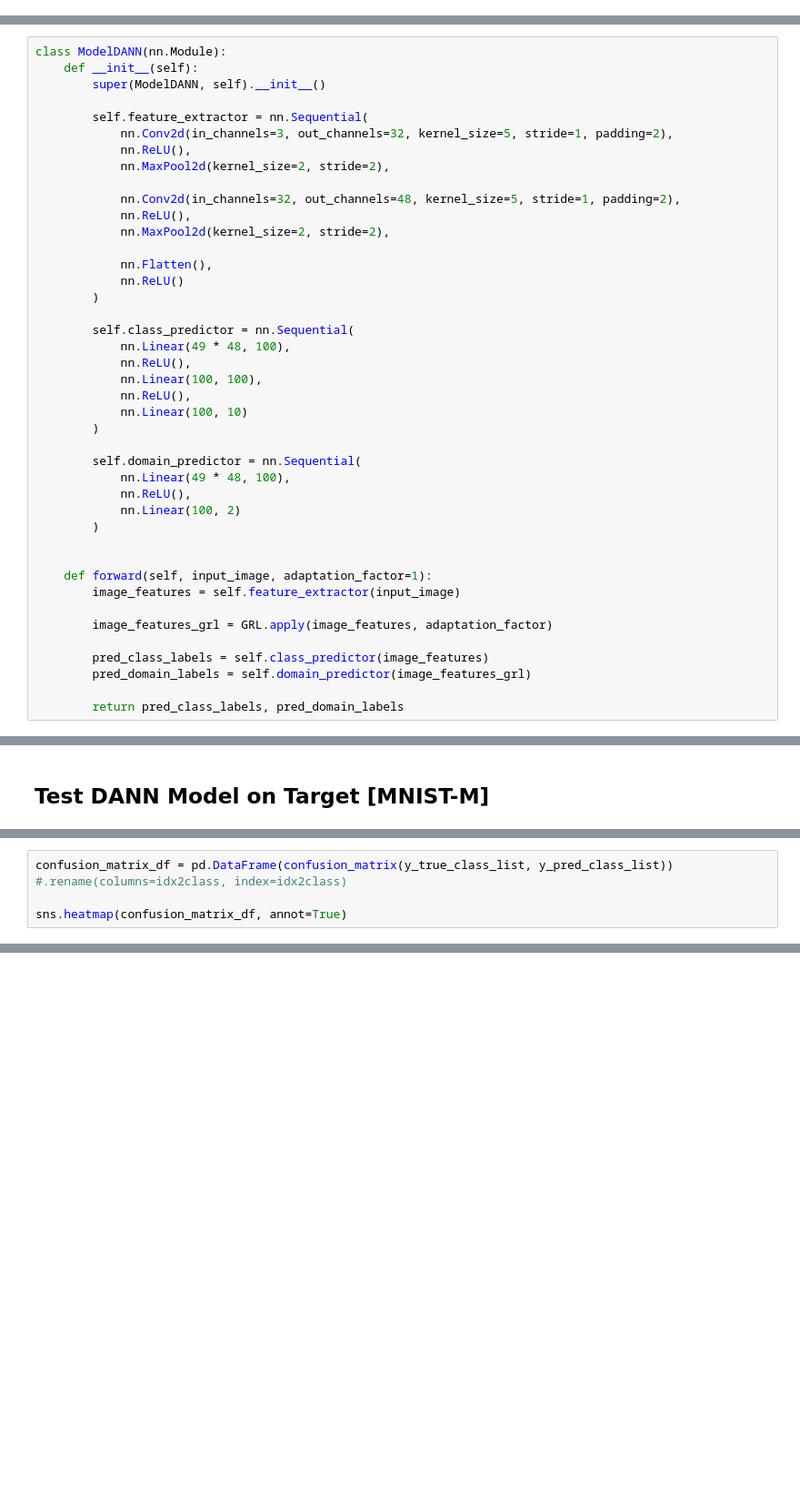
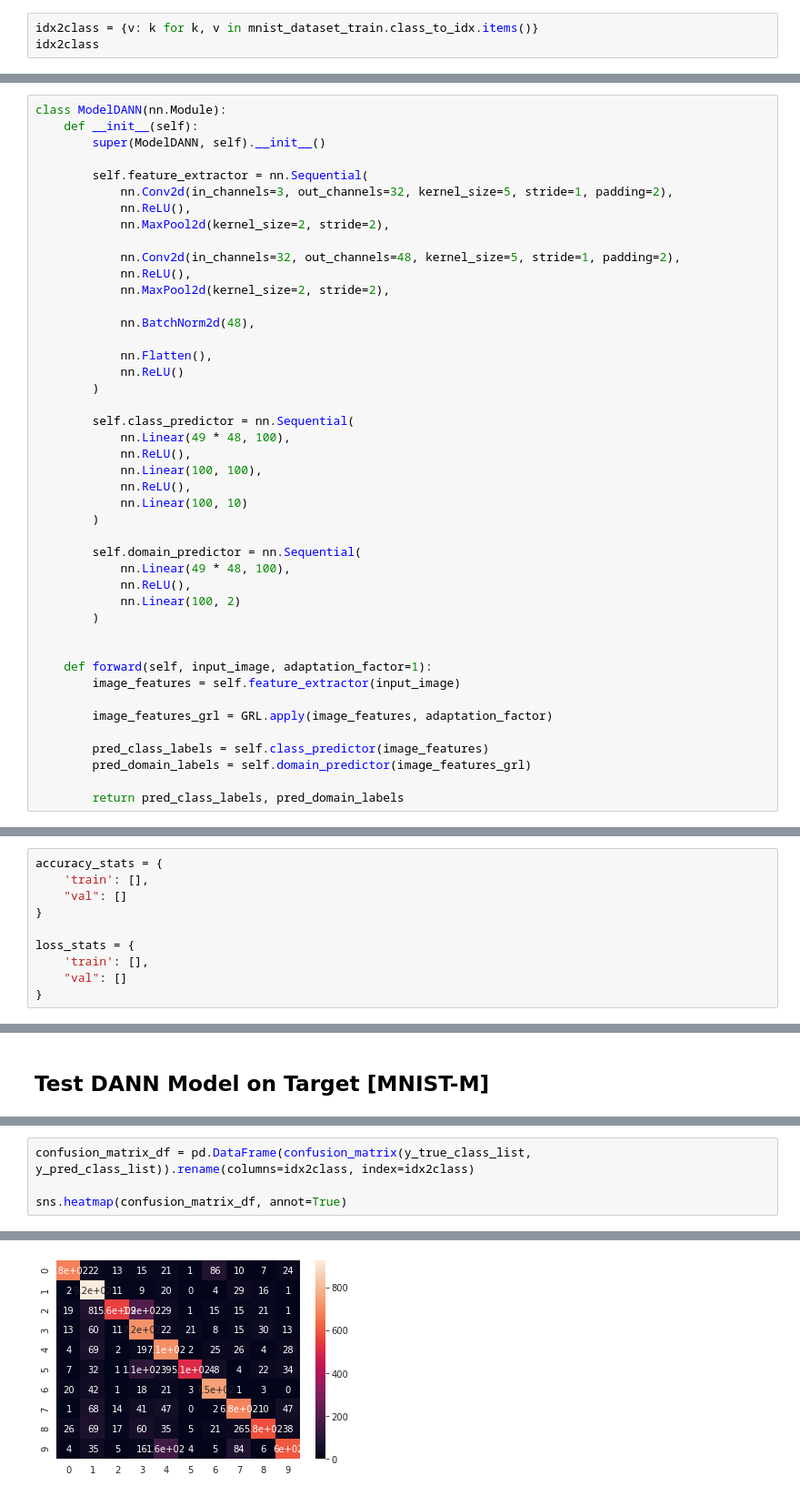
Before and after one commit to theairbend3r/how-to-train-your-neural-net, a Jupyter notebook: pytorch/computer_vision/domain_adaptation/gradient_reverse_layer.ipynb, the cells around one changed output, grey strips where cells are left out. Shown at 91% size. Cells and saved outputs as stored; diff of their text form; blank space fills up the shorter version.

```diff
--- a/pytorch/computer_vision/domain_adaptation/gradient_reverse_layer.ipynb
+++ b/pytorch/computer_vision/domain_adaptation/gradient_reverse_layer.ipynb
@@ -106,0 +136,3 @@ mnist_m_loader_test = torch.utils.data.DataLoader(mnist_m_dataset_test, batch_si
+# %%
+idx2class = {v: k for k, v in mnist_dataset_train.class_to_idx.items()}
+idx2class
@@ -469,6 +550,8 @@ class ModelDANN(nn.Module):
             nn.Conv2d(in_channels=32, out_channels=48, kernel_size=5, stride=1, padding=2),
             nn.ReLU(),
             nn.MaxPool2d(kernel_size=2, stride=2),
+
+            nn.BatchNorm2d(48),
 
             nn.Flatten(),
             nn.ReLU()
@@ -563,3 +646,13 @@ MAX_BATCH_NUM
+# %%
+accuracy_stats = {
+    'train': [],
+    "val": []
+}
+
+loss_stats = {
+    'train': [],
+    "val": []
+}
 # %% [markdown]
 Since, everything is working as expected, let's proceed to writing the training loop.
 # %%
@@ -646,6 +778,7 @@ with torch.no_grad():
         y_true_class_list.append(y_batch.item())
         y_pred_class_list.append(class_pred_value.item())
 # %%
-confusion_matrix_df = pd.DataFrame(confusion_matrix(y_true_class_list, y_pred_class_list)) #.rename(columns=idx2class, index=idx2class)
+confusion_matrix_df = pd.DataFrame(confusion_matrix(y_true_class_list, y_pred_class_list)).rename(columns=idx2class, index=idx2class)
 
 sns.heatmap(confusion_matrix_df, annot=True)
+# %% [output]
@@ -652,2 +786,3 @@ sns.heatmap(confusion_matrix_df, annot=True)
+[figure, added]
 # %%
 print(classification_report(y_true_class_list, y_pred_class_list))
```
Also changed, not shown: parts of 34 cells of this notebook.
